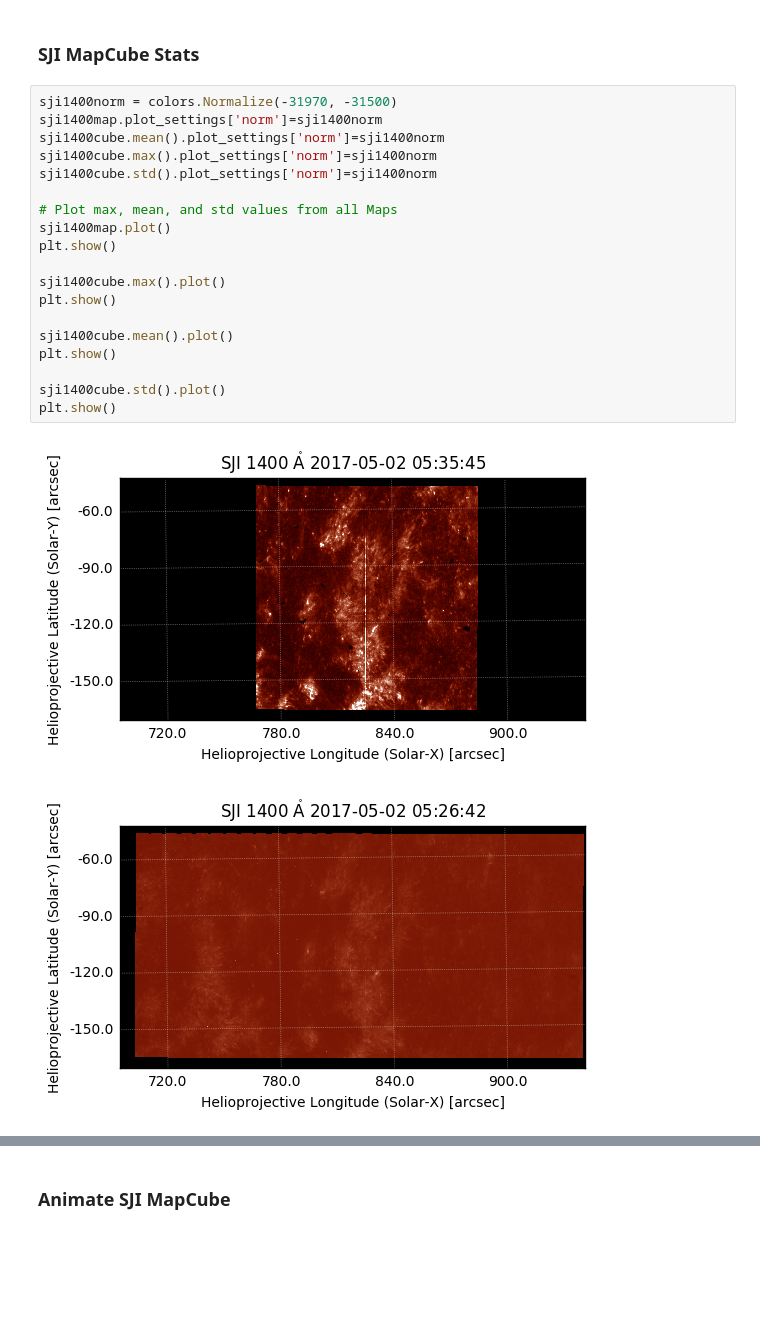
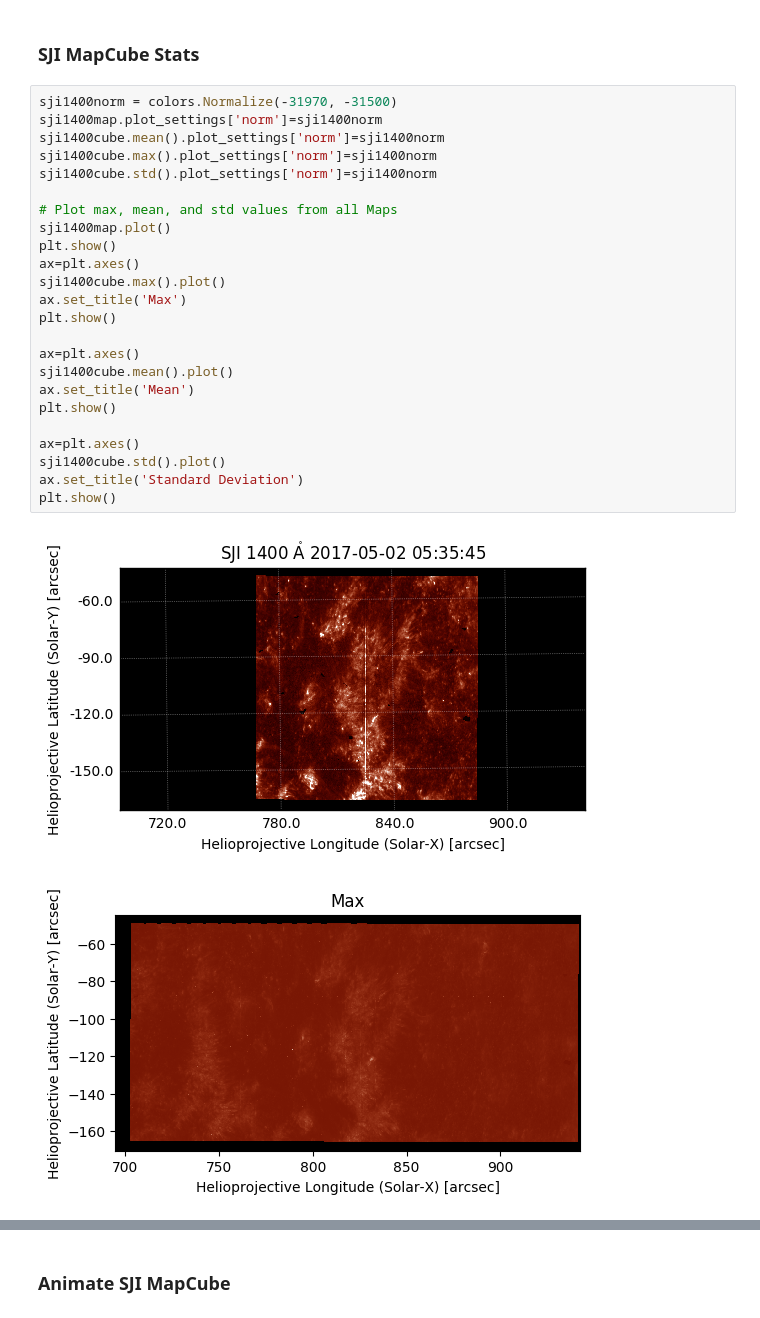
Before and after one commit to sunpy/sunraster, a Jupyter notebook: IRISpy SJICube.ipynb, the cells around one changed output, grey strips where cells are left out. Saved outputs shown, nothing was run; the diff lists cells and outputs as text; blank space fills up the shorter version.

```diff
--- a/IRISpy SJICube.ipynb
+++ b/IRISpy SJICube.ipynb
@@ -42,22 +42,27 @@ sji1330map.plot()
 # %%
 sji1400norm = colors.Normalize(-31970, -31500)
 sji1400map.plot_settings['norm']=sji1400norm
 sji1400cube.mean().plot_settings['norm']=sji1400norm
 sji1400cube.max().plot_settings['norm']=sji1400norm
 sji1400cube.std().plot_settings['norm']=sji1400norm
 
 # Plot max, mean, and std values from all Maps
 sji1400map.plot()
 plt.show()
-
+ax=plt.axes()
 sji1400cube.max().plot()
+ax.set_title('Max')
 plt.show()
 
+ax=plt.axes()
 sji1400cube.mean().plot()
+ax.set_title('Mean')
 plt.show()
 
+ax=plt.axes()
 sji1400cube.std().plot()
+ax.set_title('Standard Deviation')
 plt.show()
 # %% [output]
 [figure]
-[figure, old version]
+[figure, new version]
```
Also changed, not shown: parts of 3 cells of this notebook, 1 other file.
